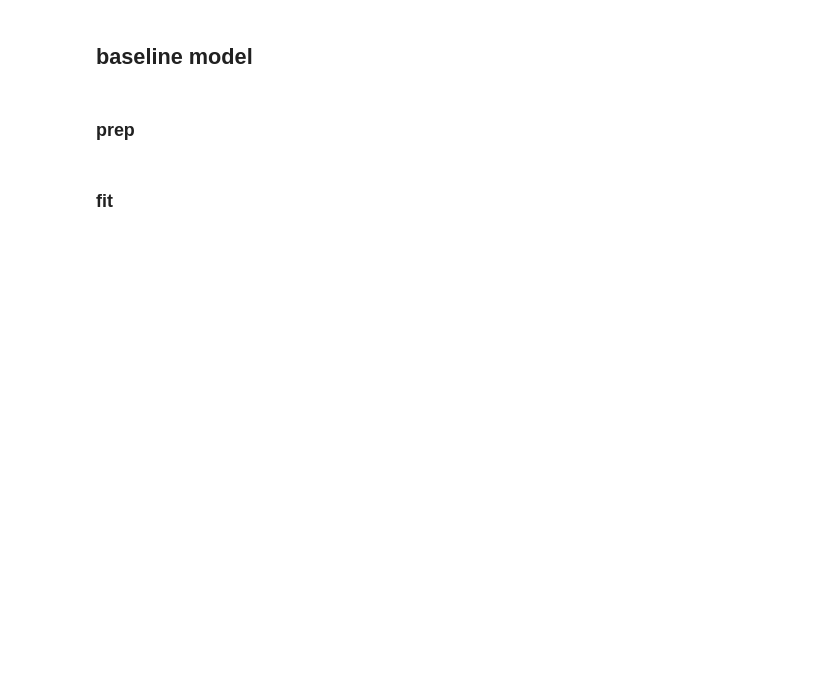
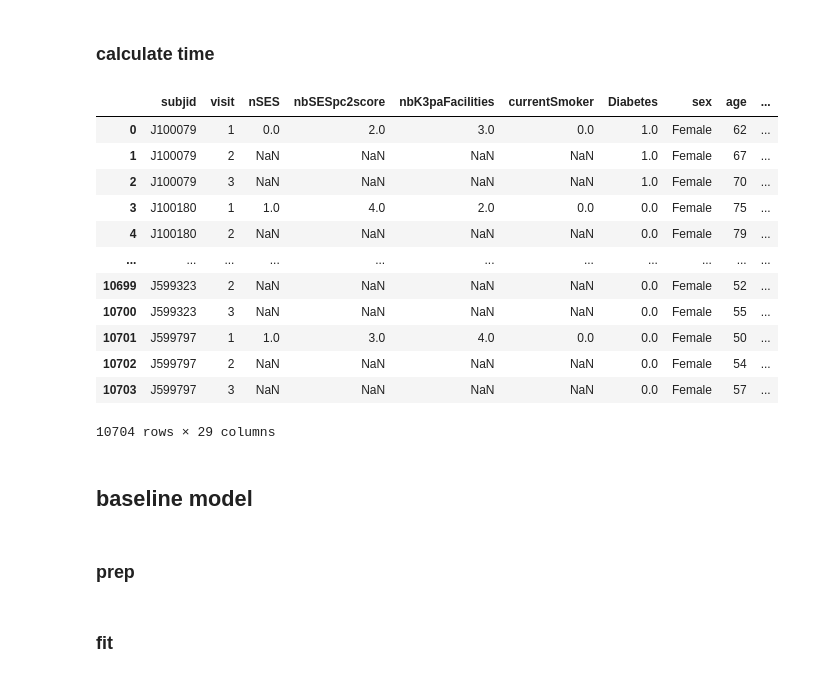
Before and after one commit to ChunaraLab/Effect-of-nSES-on-CVD, a Jupyter notebook: JHS/cox model.ipynb, the cells around one changed output. Cells and saved outputs as stored; diff of their text form; code cells hidden in the pictures; blank space fills up the shorter version.

Commit message:
calculated time; finished baseline cox

```diff
--- a/JHS/cox model.ipynb
+++ b/JHS/cox model.ipynb
@@ -21,10 +21,52 @@ warnings.filterwarnings('ignore')
 pd.set_option('max_columns', None)
 pd.set_option('max_rows', 100)
 # %%
-dat = pd.read_csv('data/jhs_complete_0718.csv')
+dat = pd.read_csv('data/jhs_preprocess_0914.csv')
 
 dat['event'] = 0
-dat['time'] = 3  # because most records were censored
+# %% [markdown]
+### calculate time
+# %%
+dat['time'] = ''
+
+dat_v1 = dat.loc[dat['visit'] == 1, ['subjid','VisitDate']].rename(columns={'VisitDate': 't1'})
+dat_v2 = dat.loc[dat['visit'] == 2, ['subjid','VisitDate']].rename(columns={'VisitDate': 't2'})
+dat_v3 = dat.loc[dat['visit'] == 3, ['subjid','VisitDate']].rename(columns={'VisitDate': 't3'})
+
+dat_v1.reset_index(drop=True, inplace=True)
+dat_v2.reset_index(drop=True, inplace=True)
+dat_v3.reset_index(drop=True, inplace=True)
+
+dat_t12 = pd.concat([dat_v1, dat_v2], axis=1)
+dat_time = pd.concat([dat_t12, dat_v3], axis=1)
+# %%
+dat_time['t1'] = pd.to_datetime(dat_time['t1'])
+dat_time['t2'] = pd.to_datetime(dat_time['t2'])
+dat_time['t3'] = pd.to_datetime(dat_time['t3'])
+
+dat_time['time_12'] = dat_time['t2'] - dat_time['t1']
+dat_time['time_13'] = dat_time['t3'] - dat_time['t1']
+
+dat_time = dat_time.iloc[:,[0,-2,-1]]
+dat_time['time_12'] = (dat_time['time_12'] / pd.Timedelta(days=1)).astype(int)
+dat_time['time_13'] = (dat_time['time_13'] / pd.Timedelta(days=1)).astype(int)
+# %%
+dat = pd.merge(dat,dat_time, on='subjid')
+dat
+# %% [output]
+|  | subjid | visit | nSES | nbSESpc2score | nbK3paFacilities | currentSmoker | Diabetes | sex | age | ... |
+| 0 | J100079 | 1 | 0.0 | 2.0 | 3.0 | 0.0 | 1.0 | Female | 62 | ... |
+| 1 | J100079 | 2 | NaN | NaN | NaN | NaN | 1.0 | Female | 67 | ... |
+| 2 | J100079 | 3 | NaN | NaN | NaN | NaN | 1.0 | Female | 70 | ... |
+| 3 | J100180 | 1 | 1.0 | 4.0 | 2.0 | 0.0 | 0.0 | Female | 75 | ... |
+| 4 | J100180 | 2 | NaN | NaN | NaN | NaN | 0.0 | Female | 79 | ... |
+| ... | ... | ... | ... | ... | ... | ... | ... | ... | ... | ... |
+| 10699 | J599323 | 2 | NaN | NaN | NaN | NaN | 0.0 | Female | 52 | ... |
+| 10700 | J599323 | 3 | NaN | NaN | NaN | NaN | 0.0 | Female | 55 | ... |
+| 10701 | J599797 | 1 | 1.0 | 3.0 | 4.0 | 0.0 | 0.0 | Female | 50 | ... |
+| 10702 | J599797 | 2 | NaN | NaN | NaN | NaN | 0.0 | Female | 54 | ... |
+| 10703 | J599797 | 3 | NaN | NaN | NaN | NaN | 0.0 | Female | 57 | ... |
+10704 rows × 29 columns
 # %% [markdown]
 ## baseline model
 # %% [markdown]
```
Also changed, not shown: parts of 7 cells of this notebook.
